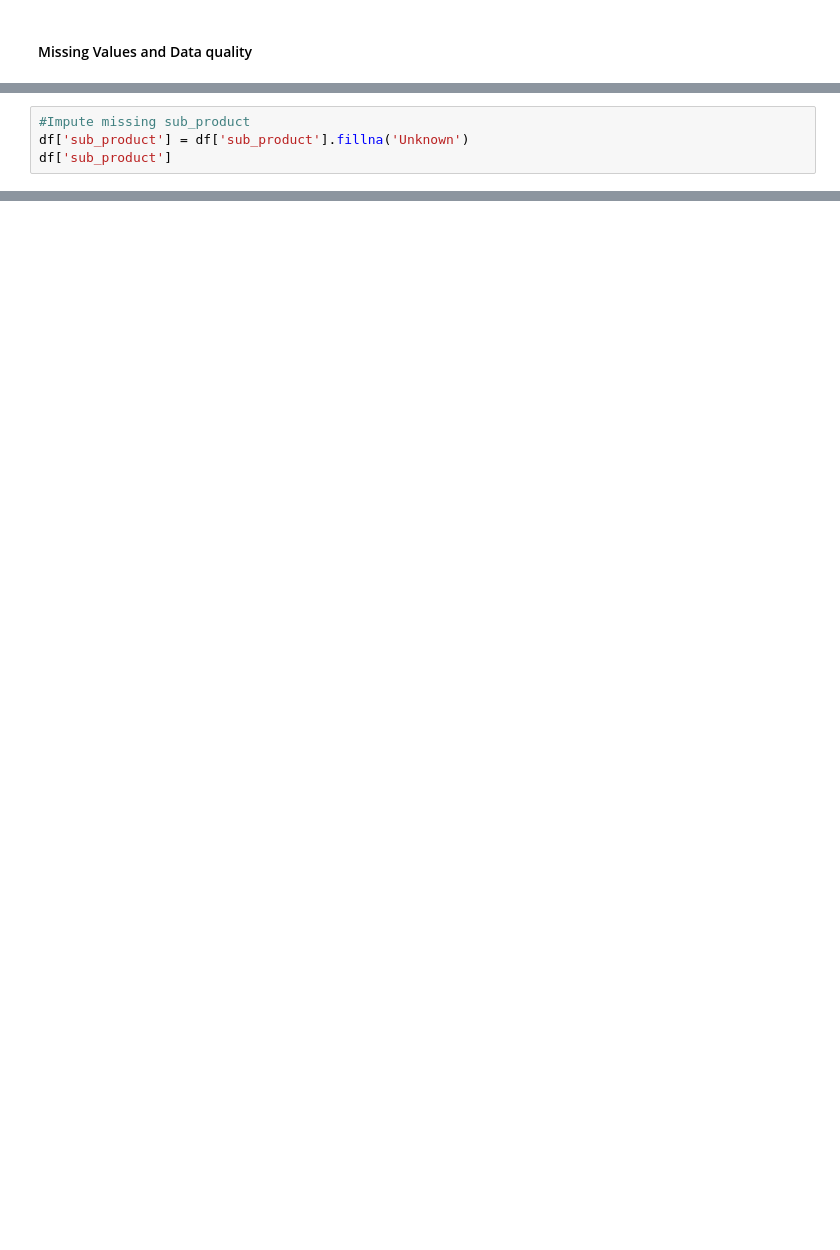
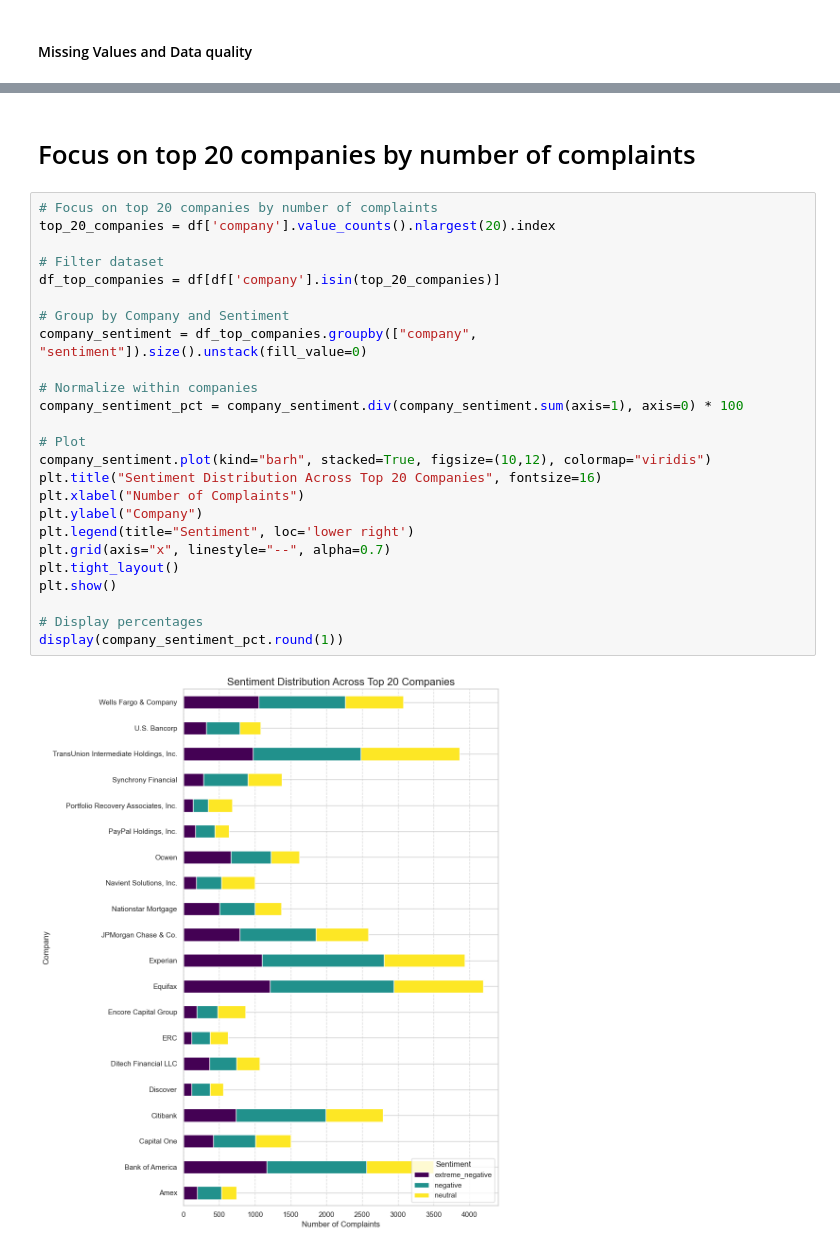
Before and after one commit to deeason7/cfpb_, a Jupyter notebook: notebooks/03_eda.ipynb, the cells around one changed output, grey strips where cells are left out. Cells and saved outputs as stored; diff of their text form; blank space fills up the shorter version.

```diff
--- a/notebooks/03_eda.ipynb
+++ b/notebooks/03_eda.ipynb
@@ -225,4 +48,0 @@ plt.show()
-# %%
-#Impute missing sub_product
-df['sub_product'] = df['sub_product'].fillna('Unknown')
-df['sub_product']
@@ -352,0 +212,29 @@ Summary saved to enhanced_data_summary.md
+# %% [markdown]
+# Focus on top 20 companies by number of complaints
+# %%
+# Focus on top 20 companies by number of complaints
+top_20_companies = df['company'].value_counts().nlargest(20).index
+
+# Filter dataset
+df_top_companies = df[df['company'].isin(top_20_companies)]
+
+# Group by Company and Sentiment
+company_sentiment = df_top_companies.groupby(["company", "sentiment"]).size().unstack(fill_value=0)
+
+# Normalize within companies
+company_sentiment_pct = company_sentiment.div(company_sentiment.sum(axis=1), axis=0) * 100
+
+# Plot
+company_sentiment.plot(kind="barh", stacked=True, figsize=(10,12), colormap="viridis")
+plt.title("Sentiment Distribution Across Top 20 Companies", fontsize=16)
+plt.xlabel("Number of Complaints")
+plt.ylabel("Company")
+plt.legend(title="Sentiment", loc='lower right')
+plt.grid(axis="x", linestyle="--", alpha=0.7)
+plt.tight_layout()
+plt.show()
+
+# Display percentages
+display(company_sentiment_pct.round(1))
+# %% [output]
+[figure, added]
```
Also changed, not shown: parts of 71 cells of this notebook, 14 other files.
